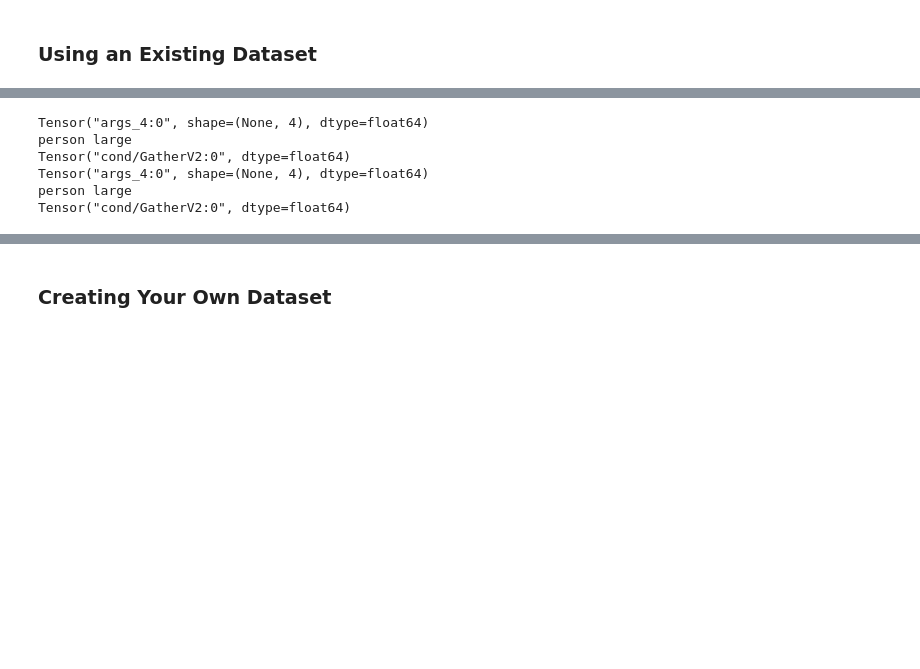
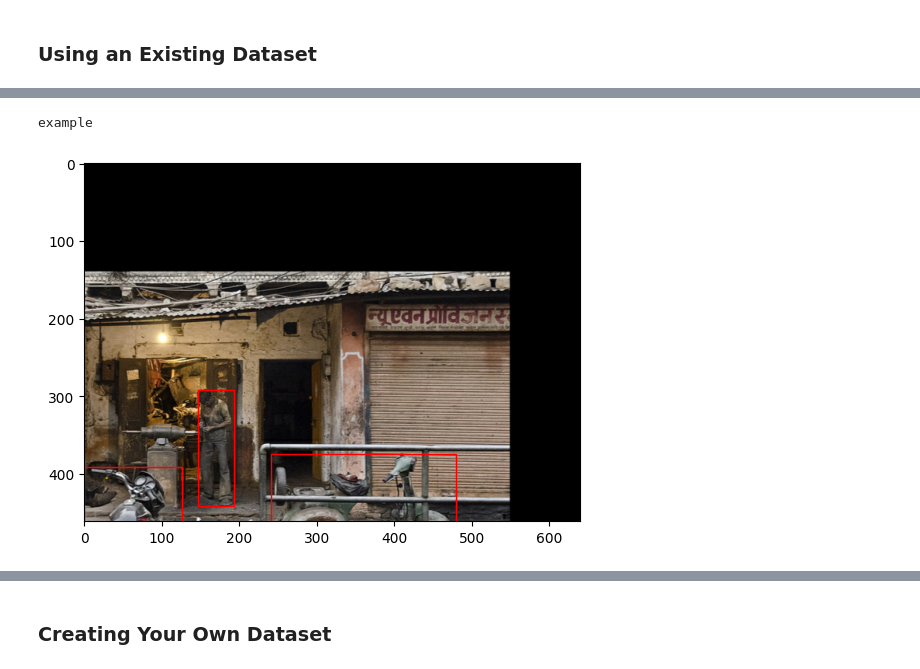
Before and after one commit to Nickjgniklu/ESP32_Person_Detector, a Jupyter notebook: training/esp32_transfer_learning.ipynb, the cells around one changed output, grey strips where cells are left out. Cells and saved outputs as stored; diff of their text form; code cells hidden in the pictures; blank space fills up the shorter version.

```diff
--- a/training/esp32_transfer_learning.ipynb
+++ b/training/esp32_transfer_learning.ipynb
@@ -129,3 +156,32 @@ ds_validation = ds_validation.map(tf_random_translate_image_and_label)
+# %%
+# Function to display an image with bounding boxes
+def display_image_with_bboxes(image, bboxes):
+    fig, ax = plt.subplots(1)
+    ax.imshow(image)
+
+    # Add bounding boxes
+    for bbox in bboxes:
+        # Assuming bbox is in the format [y_min, x_min, y_max, x_max] and normalized
+        y_min, x_min, y_max, x_max = bbox
+        height, width, _ = image.shape
+        x_min *= width
+        x_max *= width
+        y_min *= height
+        y_max *= height
+        rect = patches.Rectangle((x_min, y_min), x_max - x_min, y_max - y_min, linewidth=1, edgecolor='r', facecolor='none')
+        ax.add_patch(rect)
+
+    plt.show()
+# Display 10 images from the dataset
+for example in ds_train.take(1):
+    print("example")
+
+    image = example['image'].numpy()
+    bboxes = example['objects']['bbox'].numpy()
+    display_image_with_bboxes(image, bboxes)
+# %% [output]
+example
+[figure, added]
 # %%
 
 # Define the label for 'person' in the dataset
@@ -137,41 +193,49 @@ COCO_PERSON_CLASS = 0
 def create_label(example):
     objects = example['objects']
     bbox = objects["bbox"]
-    is_crowds = objects["is_crowd"]
-    print(bbox)
+
+    # Extract bounding box coordinates
     y_mins, x_mins, y_maxs, x_maxs = tf.unstack(bbox, axis=-1)
 
+    # Calculate widths, heights, and centers
     widths = x_maxs - x_mins
     heights = y_maxs - y_mins
     x_centers = x_mins + (widths / 2)
     y_centers = y_mins + (heights / 2)
     areas = widths * heights
-
     object_centers = tf.stack([x_centers, y_centers], axis=-1)
 
-
-
-
-    object_labels = example['objects']['label']
+    object_labels = objects['label']
     output = {'image': example['image']}
 
-    person_centers_indices = tf.where(tf.logical_and(tf.equal(object_labels, COCO_PERSON_CLASS), tf.logical_not(is_crowds)))
+    # Filter for person class and not crowded
+    # tf.print("object_labels",object_labels)
+    # tf.print("eq",tf.equal(object_labels, COCO_PERSON_CLASS))
+
+    person_centers_indices = tf.where(tf.equal(object_labels, COCO_PERSON_CLASS))
+    # tf.print('pci',person_centers_indices)
     person_centers = tf.gather_nd(object_centers, person_centers_indices)
     person_count = tf.size(person_centers) // 2  # Each center has 2 coordinates (x, y)
 
     if tf.size(person_centers) == 0:
         output['label'] = {
-            'person':  tf.constant([[0]], dtype=tf.int32),
-              'person_center':  tf.random.uniform(shape=[2], minval=0, maxval=1, dtype=tf.float64),
-                'person_count': tf.constant([[0]], dtype=tf.int32)}
+            'person': tf.constant([[0]], dtype=tf.int32),
+            'person_center': tf.random.uniform(shape=[2], minval=0, maxval=1, dtype=tf.float32),
+            'person_count': tf.constant([[0]], dtype=tf.int32)
+        }
         return output
+
+    # Find the largest person by area
     person_areas = tf.gather_nd(areas, person_centers_indices)
     largest_person_index = tf.argmax(person_areas)
-    largest_person_center = tf.gather(person_centers,largest_person_index)
+    largest_person_center = tf.gather(person_centers, largest_person_index)
 
-    print("person large")
-    print(largest_person_center)
-    output['label'] = {'person':  tf.constant([[1]], dtype=tf.int32), 'person_center': largest_person_center, 'person_count': person_count}
+    output['label'] = {
+        'person': tf.constant([[1]], dtype=tf.int32),
+        'person_center': largest_person_center,
+        'person_count': person_count
+    }
+
     return output
 
 def format_image(example):
@@ -188,12 +252,14 @@ def flatten_image(example):
 
 # tuple format (Training expects a tuple of (image, label))
 def convert_to_tuple(example):
+    # tf.print("label",example["label"])
     return (example["image"], example["label"])
 
 def filter_single_person(example):
     return tf.equal(example['label']['person_count'], 1)
 def remove_person_count(example):
     example['label'].pop('person_count')
+    example['label'].pop('person_center')
     return example
 
 # Apply the mapping functions to the dataset
@@ -215,13 +281,6 @@ ds_train = ds_train.map(flatten_image)
 ds_validation = ds_validation.map(flatten_image)
 ds_train = ds_train.map(convert_to_tuple)
 ds_validation = ds_validation.map(convert_to_tuple)
-# %% [output]
-Tensor("args_4:0", shape=(None, 4), dtype=float64)
-person large
-Tensor("cond/GatherV2:0", dtype=float64)
-Tensor("args_4:0", shape=(None, 4), dtype=float64)
-person large
-Tensor("cond/GatherV2:0", dtype=float64)
 # %%
 
 # Iterate through the dataset and print an example
```
Also changed, not shown: parts of 8 cells of this notebook.
